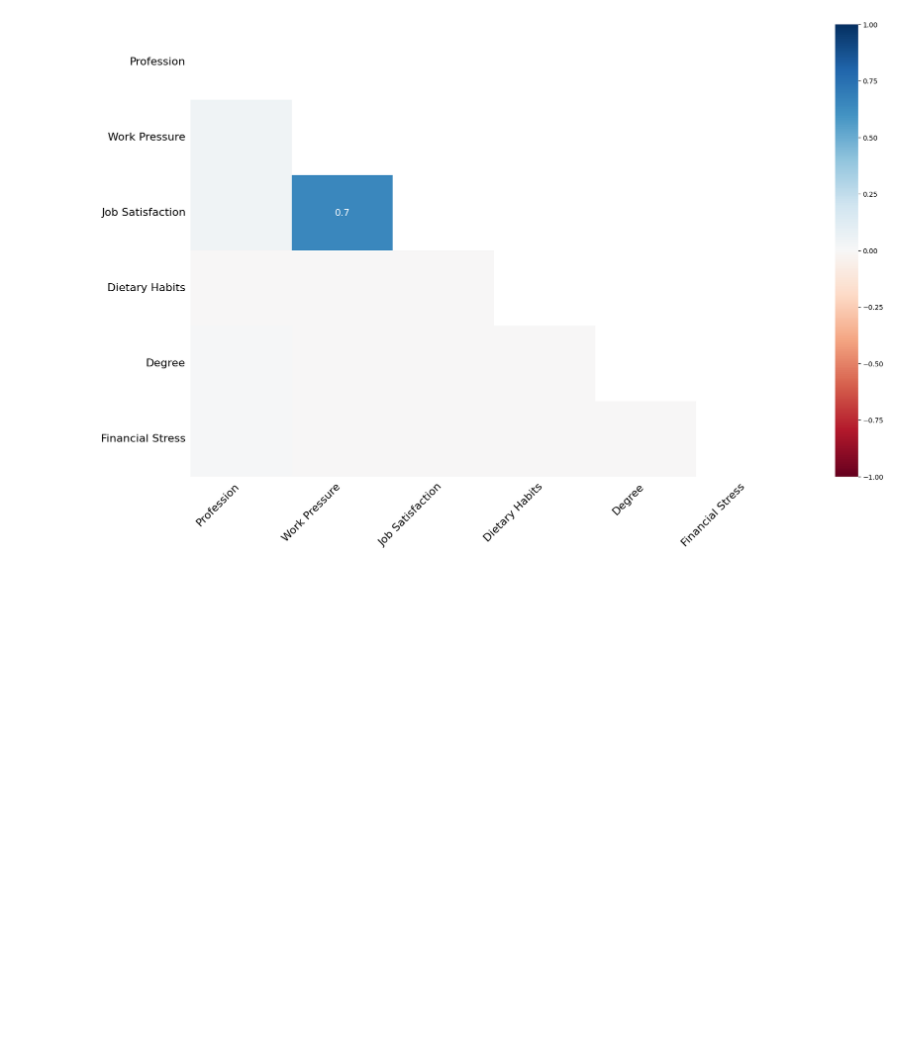
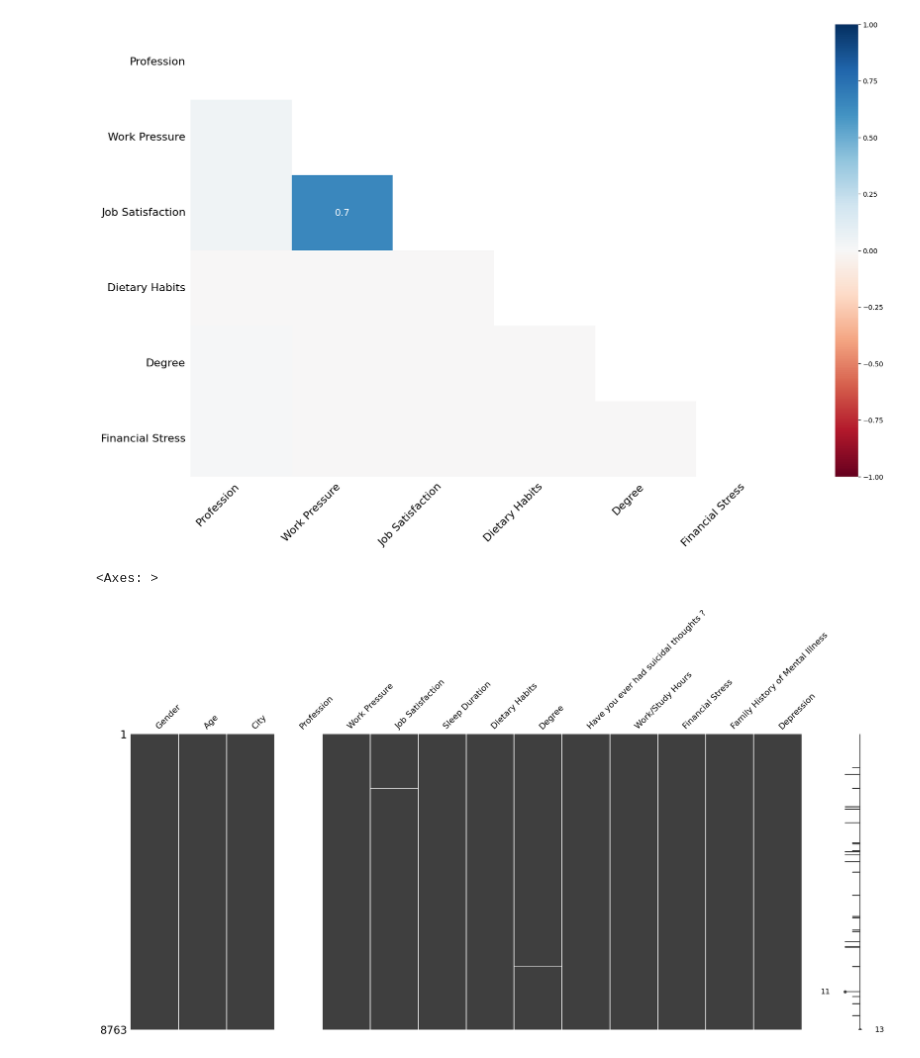
Before and after one commit to Anqi-Wang-aug/kaggle-competition-depression-prediction, a Jupyter notebook: script.ipynb, the cells around one changed output. Saved outputs shown, nothing was run; the diff lists cells and outputs as text; code cells hidden in the pictures; blank space fills up the shorter version.

```diff
--- a/script.ipynb
+++ b/script.ipynb
@@ -219,3 +219,10 @@ missingno.heatmap(professional_tr)
 # %% [output]
 <Axes: >
 [figure]
+# %%
+profession_null = professional_tr[professional_tr['Profession'].isnull()]
+# %%
+missingno.matrix(profession_null)
+# %% [output]
+<Axes: >
+[figure, added]
```
Also changed, not shown: parts of 15 cells of this notebook.
